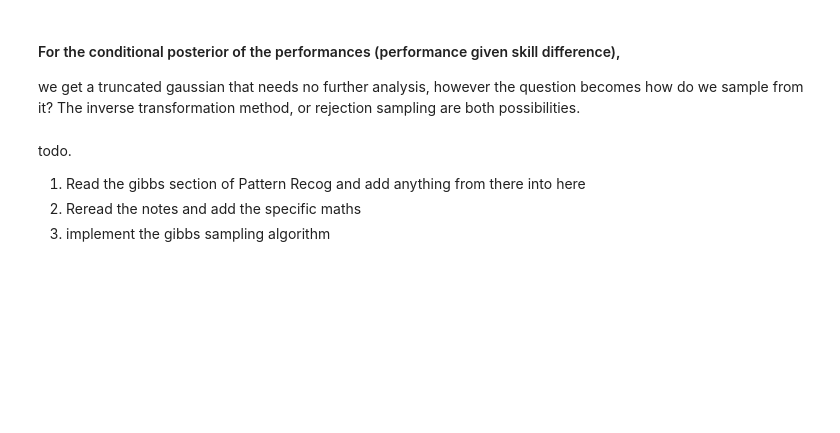
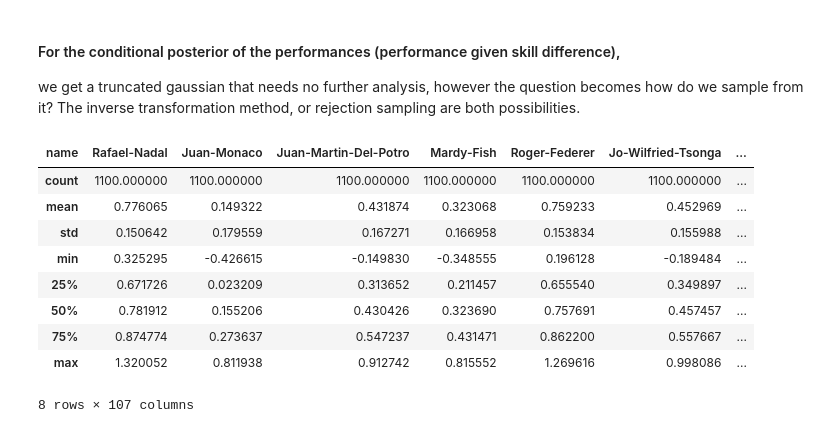
Before and after one commit to alexdarch/PythonProjects, a Jupyter notebook: Probabilistic_ML/Probabilistic Ranking.ipynb, the cells around one changed output. Drawn from its saved outputs; the diff is of its cells as text; code cells hidden in the pictures; blank space fills up the shorter version.

```diff
--- a/Probabilistic_ML/Probabilistic Ranking.ipynb
+++ b/Probabilistic_ML/Probabilistic Ranking.ipynb
@@ -217,11 +218,6 @@ The conditional skills can be jointly sampled directly using the cholesky factor
 #### For the conditional posterior of the performances (performance given skill difference),
 
 we get a truncated gaussian that needs no further analysis, however the question becomes how do we sample from it? The inverse transformation method, or rejection sampling are both possibilities.
-# %% [markdown]
-todo.
-1. Read the gibbs section of Pattern Recog and add anything from there into here
-1. Reread the notes and add the specific maths
-1. implement the gibbs sampling algorithm
 # %%
 def gaussian_distribution(x, mu, s):
     exponent = -0.5*((x-mu)/s)**2
@@ -232,0 +226,56 @@ def gibbs_sampler(total_iters, players=PLAYERS, games=GAMES):
+# %%
+def gibbs_sampler(total_iters, players=PLAYERS, games=GAMES):
+    num_players, num_games = len(players), len(games)
+
+    skill_samples = np.zeros(shape=(num_players, total_iters))
+    prior_skill_vars = 0.5*np.ones(shape=(num_players))
+    skills = np.zeros(shape=(num_players))
+
+    for i in range(total_iters):
+        ##### 1. SAMPLE p(performance_diffs | skills, outcomes)
+        p_diffs = np.zeros(shape=(num_games))  # one peformance diff for each game
+        for g in range(num_games):
+            skill_diff = skills[games.at[g, 'winner']] - skills[games.at[g, 'loser']]
+
+            # rejection sampling. Only positive performance diffs are accepted
+            p_diffs[g] = skill_diff + np.random.randn()
+            while p_diffs[g] < 0:
+                p_diffs[g] = skill_diff + np.random.randn()
+
+        ##### 2. SAMPLE p(skills | performance_diffs)
+        skills_mean = np.zeros(shape=(num_players))
+        for p in range(num_players):
+            skills_mean[p] = np.dot(p_diffs, ((games['winner'] - p) == 0).astype(np.int32) - ((games['loser'] - p) == 0).astype(np.int32))
+
+        skills_precision = np.zeros(shape=(num_players, num_players))
+        for g in range(num_games):
+            skills_precision[games.at[g, 'winner'], games.at[g, 'winner']] += 1
+            skills_precision[games.at[g, 'loser'], games.at[g, 'loser']] += 1
+            skills_precision[games.at[g, 'winner'], games.at[g, 'loser']] -= 1
+            skills_precision[games.at[g, 'loser'], games.at[g, 'winner']] -= 1
+        skills_precision = np.diag(1.0 /prior_skill_vars) + skills_precision
+
+        # cholesky decomposition of the precision matrix so we can sample from a multivariate gaussian
+        chol = scipy.linalg.cho_factor(skills_precision) # (107x107 upper tri chol decomp, bower=false)
+        mu = scipy.linalg.cho_solve(c_and_lower=chol, b=skills_mean, check_finite=False) # solve C.mu=b, mu=107x0
+        sample = mu + scipy.linalg.solve_triangular(chol[0], np.random.randn(num_players, 1), check_finite=False).flatten() # 107x107
+
+        skill_samples[:, i] = sample
+
+    return skill_samples
+# %%
+%%time
+skill_samples = gibbs_sampler(1100)
+skill_samples = pd.DataFrame(data=skill_samples.T, columns=PLAYERS['name'])
+display(skill_samples.describe()) # there are tot_iters rows and each row is a person
+# %% [output]
+| name | Rafael-Nadal | Juan-Monaco | Juan-Martin-Del-Potro | Mardy-Fish | Roger-Federer | Jo-Wilfried-Tsonga | ... |
+| count | 1100.000000 | 1100.000000 | 1100.000000 | 1100.000000 | 1100.000000 | 1100.000000 | ... |
+| mean | 0.776065 | 0.149322 | 0.431874 | 0.323068 | 0.759233 | 0.452969 | ... |
+| std | 0.150642 | 0.179559 | 0.167271 | 0.166958 | 0.153834 | 0.155988 | ... |
+| min | 0.325295 | -0.426615 | -0.149830 | -0.348555 | 0.196128 | -0.189484 | ... |
+| 25% | 0.671726 | 0.023209 | 0.313652 | 0.211457 | 0.655540 | 0.349897 | ... |
+| 50% | 0.781912 | 0.155206 | 0.430426 | 0.323690 | 0.757691 | 0.457457 | ... |
+| 75% | 0.874774 | 0.273637 | 0.547237 | 0.431471 | 0.862200 | 0.557667 | ... |
+| max | 1.320052 | 0.811938 | 0.912742 | 0.815552 | 1.269616 | 0.998086 | ... |
+8 rows × 107 columns
```
Also changed, not shown: parts of 8 cells of this notebook.
